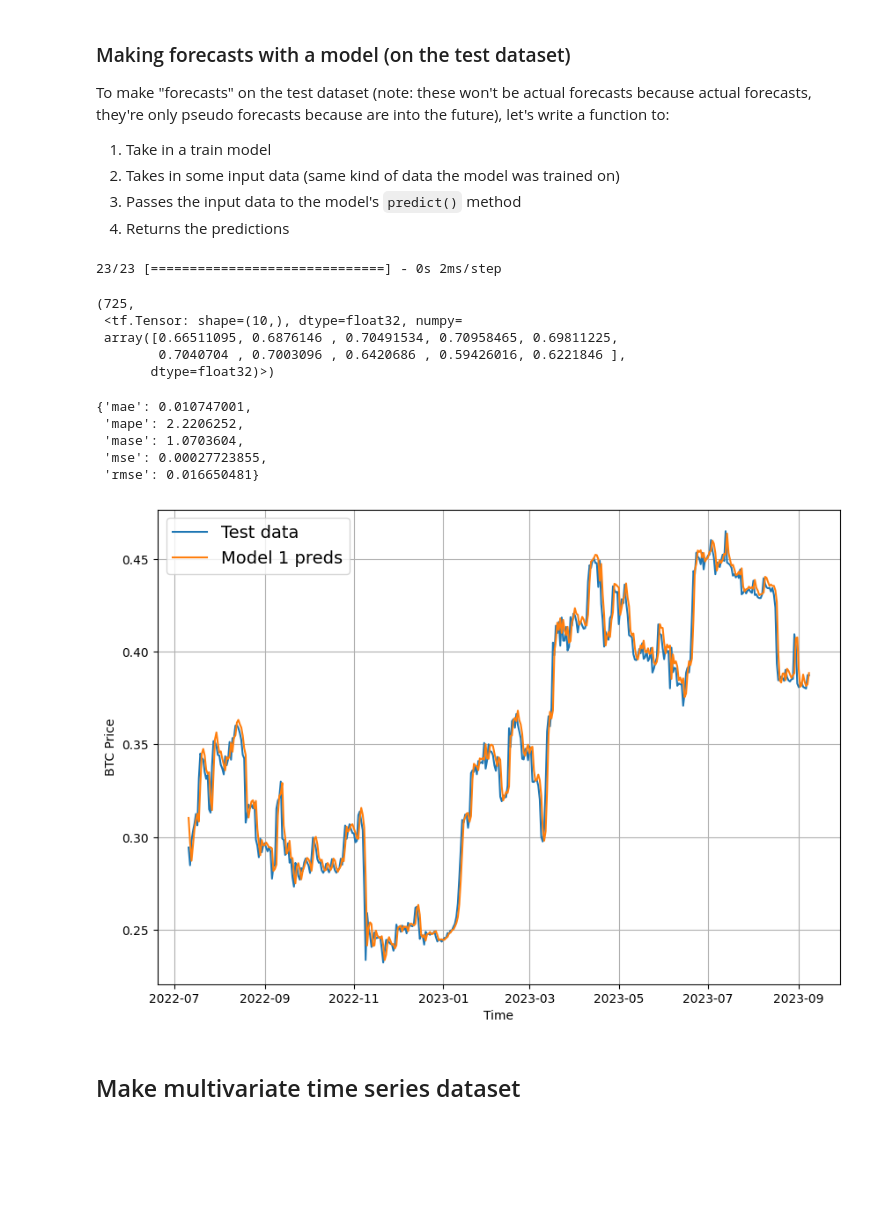
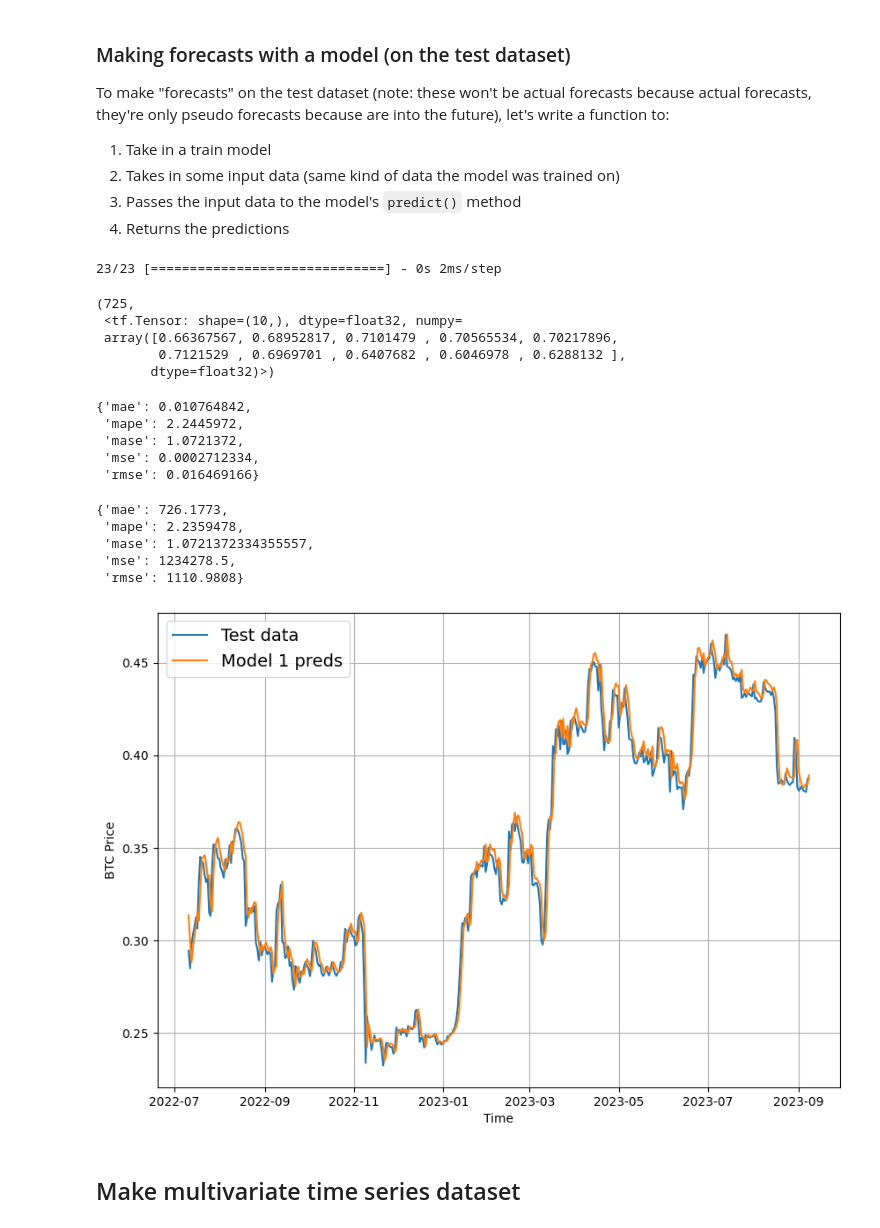
Before and after one commit to kishan5111/Deep_Learning_Vault, a Jupyter notebook: projects/time_series_Project__BitPredict💰📈.ipynb, the cells around one changed output. Drawn from its saved outputs; the diff is of its cells as text; code cells hidden in the pictures; blank space fills up the shorter version.

Commit message:
added new method to create windows

```diff
--- a/projects/time_series_Project__BitPredict💰📈.ipynb
+++ b/projects/time_series_Project__BitPredict💰📈.ipynb
@@ -101,11 +100,10 @@ timesteps[:10], prices[:10]
         121.795  , 123.033  , 124.049  , 125.96116]))
 # %%
 # Normalize the prices
-# norm_prices = prices
-# norm_prices -= norm_prices.mean(axis=0)
-# norm_prices  /= norm_prices.std(axis=0)
-# norm_prices
-from sklearn.preprocessing import minmax_scale
-norm_price = minmax_scale(prices)
+from sklearn.preprocessing import MinMaxScaler
+
+scaler = MinMaxScaler()
+norm_price = prices.reshape(-1, 1)
+norm_price = scaler.fit_transform(norm_price)
 norm_price[:10], prices[:10]
 # %% [output]
@@ -231,5 +214,29 @@ def make_windows(x, window_size=WINDOW_SIZE, horizon=HORIZON):
+# %%
+def make_windows_horizon(x, horizon=HORIZON, window_size=WINDOW_SIZE):
+  """
+  Returns windows and horizons
+  """
+  labels = x[WINDOW_SIZE:]
+  data= x[:]
+  windowed_data = tf.keras.utils.timeseries_dataset_from_array(data=data,
+                                                         targets=labels,
+                                                         sequence_length=window_size)
+     # Initialize empty lists to collect windows and labels
+  windows = []
+  all_labels = []
+
+  for data in windowed_data:
+        batch_windows, batch_labels = data
+        windows.extend(batch_windows.numpy())
+        all_labels.extend(batch_labels.numpy())
+
+  # Convert lists to NumPy arrays
+  windows = np.array(windows)
+  all_labels = np.array(all_labels)
+
+  return windows, all_labels
 # %%
-full_windows, full_labels = make_windows(norm_price)
+full_windows, full_labels = make_windows_horizon(tf.squeeze(norm_price))
 len(full_windows), len(full_labels)
 # %% [output]
 (3623, 3623)
@@ -413,37 +440,49 @@ len(model_1_preds), model_1_preds[:10]
 23/23 [==============================] - 0s 2ms/step
 (725,
  <tf.Tensor: shape=(10,), dtype=float32, numpy=
- array([0.66511095, 0.6876146 , 0.70491534, 0.70958465, 0.69811225,
-        0.7040704 , 0.7003096 , 0.6420686 , 0.59426016, 0.6221846 ],
+ array([0.66367567, 0.68952817, 0.7101479 , 0.70565534, 0.70217896,
+        0.7121529 , 0.6969701 , 0.6407682 , 0.6046978 , 0.6288132 ],
        dtype=float32)>)
 # %%
 # Evaluate preds
-model_1_results = evaluate_preds(y_true=tf.squeeze(test_labels),
+model_1_results_normalized = evaluate_preds(y_true=tf.squeeze(test_labels),
                                  y_pred=model_1_preds)
-model_1_results
+model_1_results_normalized
 # %% [output]
-{'mae': 0.010747001,
- 'mape': 2.2206252,
- 'mase': 1.0703604,
- 'mse': 0.00027723855,
- 'rmse': 0.016650481}
+{'mae': 0.010764842,
+ 'mape': 2.2445972,
+ 'mase': 1.0721372,
+ 'mse': 0.0002712334,
+ 'rmse': 0.016469166}
+# %%
+# Evaluate preds
+model_1_results = evaluate_preds_normalized(y_true=test_labels,
+                                                       y_pred=model_1_preds,
+                                                       scaler=scaler)
+model_1_results
+# %% [output]
+{'mae': 726.1773,
+ 'mape': 2.2359478,
+ 'mase': 1.0721372334355557,
+ 'mse': 1234278.5,
+ 'rmse': 1110.9808}
 # %%
 # Let's plot our model 1 predictions
 offset= 300
 plt.figure(figsize=(10,7))
 # Account for the test_window offset and index into test_labels to ensure correct plotting
 plot_time_series(timesteps=X_test[-len(test_windows):],
-                 values=test_labels[:,0],
+                 values=test_labels[:],
                  start=offset,
                  format="-",
                  label="Test data")
 plot_time_series(timesteps=X_test[-len(test_windows):],
                  values=model_1_preds,
                  start=offset,
                  format="-",
                  label="Model 1 preds")
 # %% [output]
-[figure, old version]
+[figure, new version]
 # %% [markdown]
 ## Make multivariate time series dataset
 # %%
```
Also changed, not shown: parts of 23 cells of this notebook.
